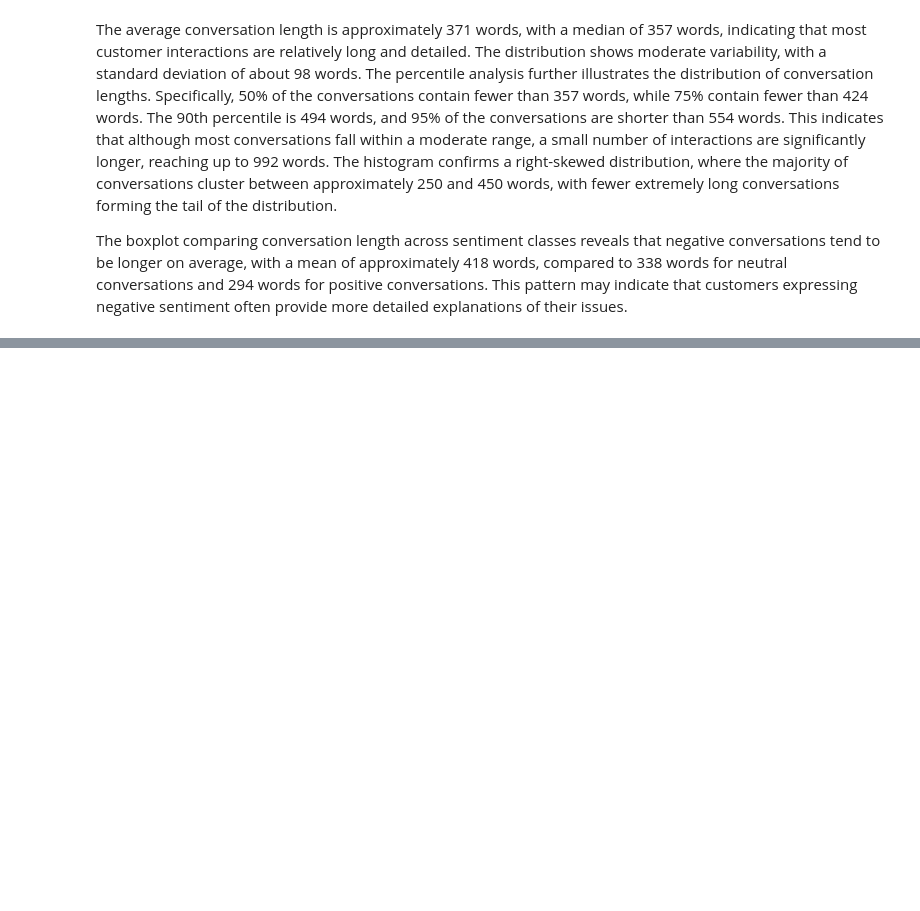
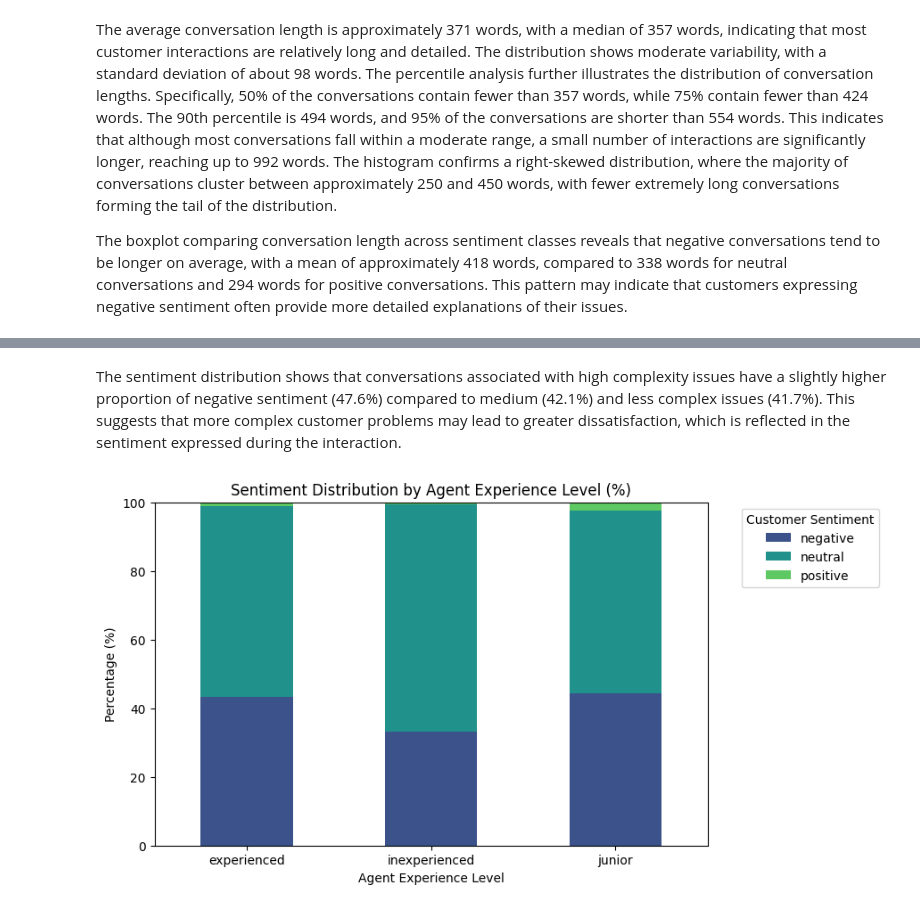
Before and after one commit to sulucay01/DI725-assignment1, a Jupyter notebook: notebooks/01_eda.ipynb, the cells around one changed output, grey strips where cells are left out. Saved outputs shown, nothing was run; the diff lists cells and outputs as text; code cells hidden in the pictures; blank space fills up the shorter version.

```diff
--- a/notebooks/01_eda.ipynb
+++ b/notebooks/01_eda.ipynb
@@ -313,0 +393,29 @@ The boxplot comparing conversation length across sentiment classes reveals that
+# %% [markdown]
+The sentiment distribution shows that conversations associated with high complexity issues have a slightly higher proportion of negative sentiment (47.6%) compared to medium (42.1%) and less complex issues (41.7%). This suggests that more complex customer problems may lead to greater dissatisfaction, which is reflected in the sentiment expressed during the interaction.
+# %%
+#Agent Experience Level
+
+agent_sentiment = pd.crosstab(
+    train["agent_experience_level"],
+    train["customer_sentiment"],
+    normalize="index"
+) * 100
+
+agent_sentiment = agent_sentiment[["negative", "neutral", "positive"]].round(1)
+
+agent_sentiment.plot(
+    kind="bar",
+    stacked=True,
+    figsize=(8, 5),
+    color=palette
+)
+
+plt.title("Sentiment Distribution by Agent Experience Level (%)")
+plt.xlabel("Agent Experience Level")
+plt.ylabel("Percentage (%)")
+plt.xticks(rotation=0)
+plt.legend(title="Customer Sentiment", bbox_to_anchor=(1.05, 1), loc="upper left")
+plt.ylim(0, 100)
+plt.show()
+# %% [output]
+[figure, added]
```
Also changed, not shown: parts of 7 cells of this notebook.
